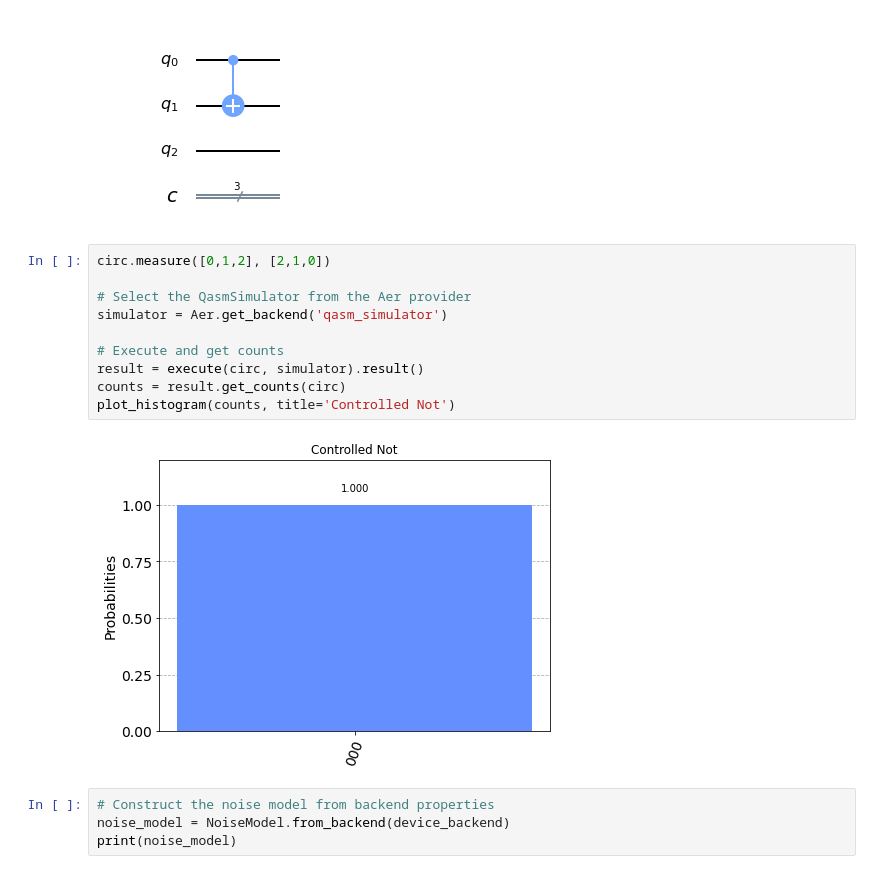
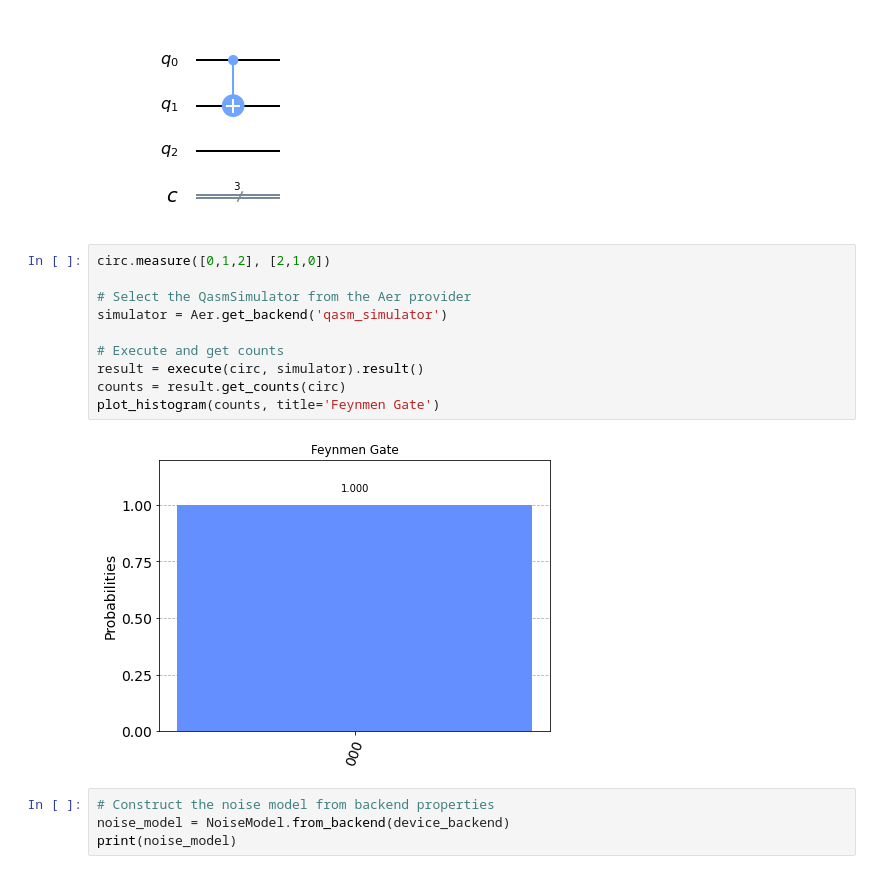
Before and after one commit to maggie-bao202/Quantum-Decoherence, a Jupyter notebook: main.ipynb, the cells around one changed output. Cells and saved outputs as stored; diff of their text form.

```diff
--- a/main.ipynb
+++ b/main.ipynb
@@ -63,15 +63,15 @@ circ.draw(output='mpl') #draw circuit
 # %%
 circ.measure([0,1,2], [2,1,0])
 
 # Select the QasmSimulator from the Aer provider
 simulator = Aer.get_backend('qasm_simulator')
 
 # Execute and get counts
 result = execute(circ, simulator).result()
 counts = result.get_counts(circ)
-plot_histogram(counts, title='Controlled Not')
+plot_histogram(counts, title='Feynmen Gate')
 # %% [output]
-[figure, old version]
+[figure, new version]
 # %%
 # Construct the noise model from backend properties
 noise_model = NoiseModel.from_backend(device_backend)
```
Also changed, not shown: parts of 7 cells of this notebook.
